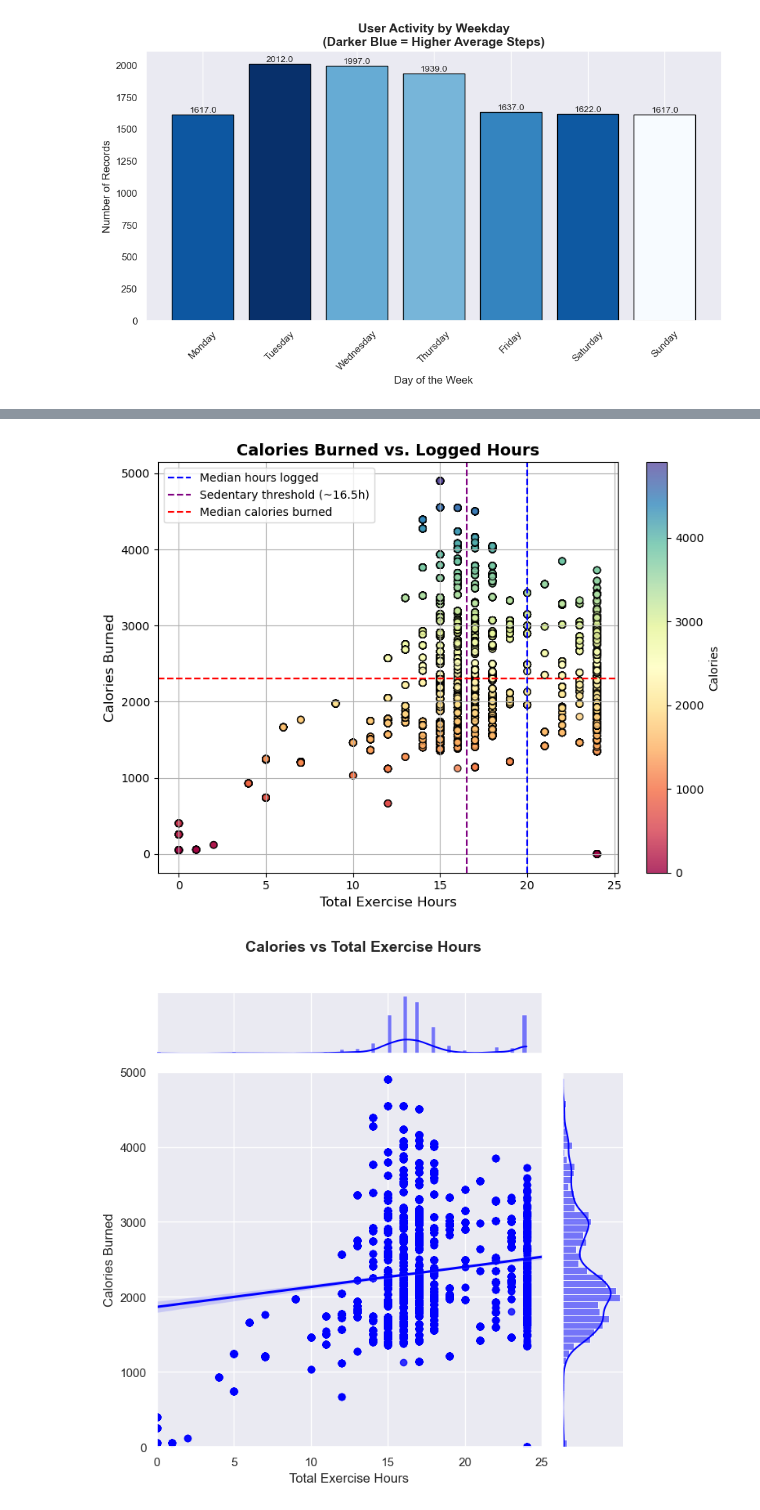
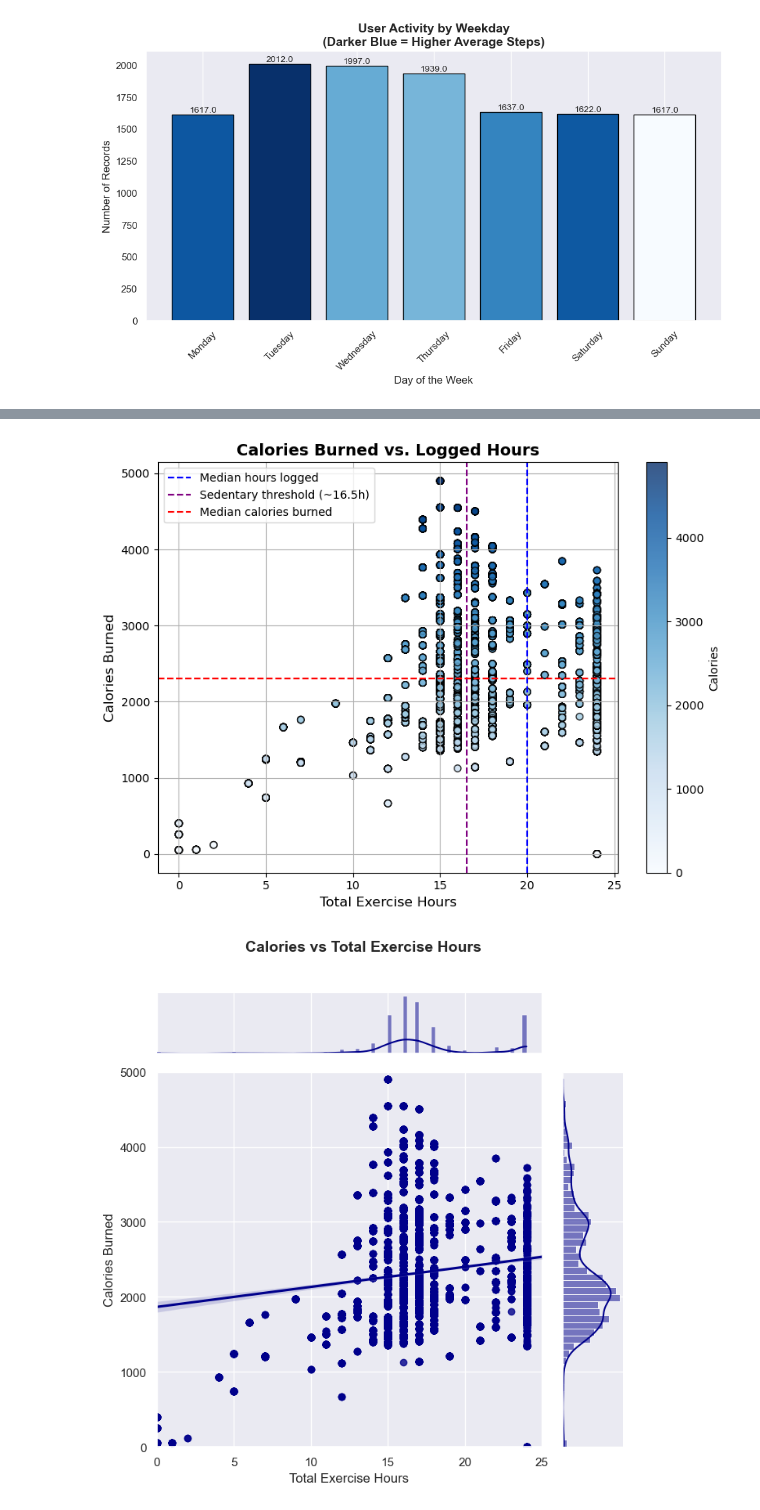
Before and after one commit to SheryllD/Project_SQL_Database, a Jupyter notebook: Data_Wrangling.ipynb, the cells around one changed output, grey strips where cells are left out. Saved outputs shown, nothing was run; the diff lists cells and outputs as text; code cells hidden in the pictures.

```diff
--- a/Data_Wrangling.ipynb
+++ b/Data_Wrangling.ipynb
@@ -375,3 +393,7 @@ df.head()
 #     lambda x: f"{pd.Timedelta(minutes=x).components.hours:02d}:{pd.Timedelta(minutes=x).components.minutes:02d}"
 # )
 # print(fitbit_df["total_time"])
+# %%
+# New column - combines active and very active distance
+df['Performance'] = df['very_active_distance'] + df['moderately_active_distance']
+df['Performance'] = df['Performance'].round(1)
@@ -532,7 +625,7 @@ scatter = plt.scatter(
     x, y,
     alpha=0.8,
     c=y,
-    cmap="Spectral",
+    cmap="Blues",
     edgecolors='black'
 )
 
@@ -561,37 +654,37 @@ plt.tight_layout()
 plt.savefig("Data_visuals/Calories_burned_for_every_step.png")
 plt.show()
 # %% [output]
-[figure, old version]
+[figure, new version]
 # %%
 # Set the style
 sns.set_theme(style="darkgrid")
 
 fitbit_clean = df.dropna(subset=["total_exercise_hours", "calories"])
 
 # Jointplot with regression
 g = sns.jointplot(
     data=fitbit_clean,
     x="total_exercise_hours",
     y="calories",
     kind="reg",          # regression line
     truncate=False,      # keep full range
-    color="blue",  # colour
+    color="darkblue",  # colour
     height=7             # size
 )
 
 # fine-tune axes
 g.ax_joint.set_xlim(0, 25)
 g.ax_joint.set_ylim(0, 5000)
 g.ax_joint.set_xlabel("Total Exercise Hours")
 g.ax_joint.set_ylabel("Calories Burned")
 plt.suptitle("Calories vs Total Exercise Hours", fontsize=14, weight="bold", y=1.02)
 plt.tight_layout()
 
 # Saving the plot as an image
 plt.savefig("Data_visuals/Calories_vs_Total_excercise_hours.png")
 plt.show()
 # %% [output]
-[figure, old version]
+[figure, new version]
 # %%
 # calculating total of individual minutes column
 # Step 1: Sum minutes across activity levels
```
Also changed, not shown: parts of 15 cells of this notebook, 9 other files.
